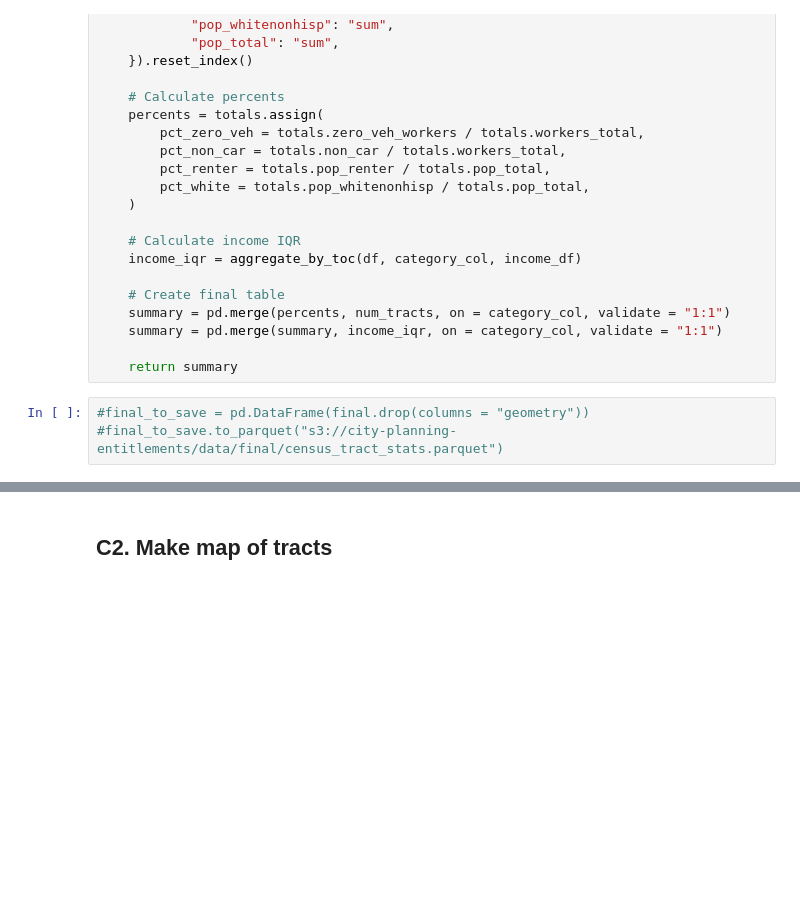
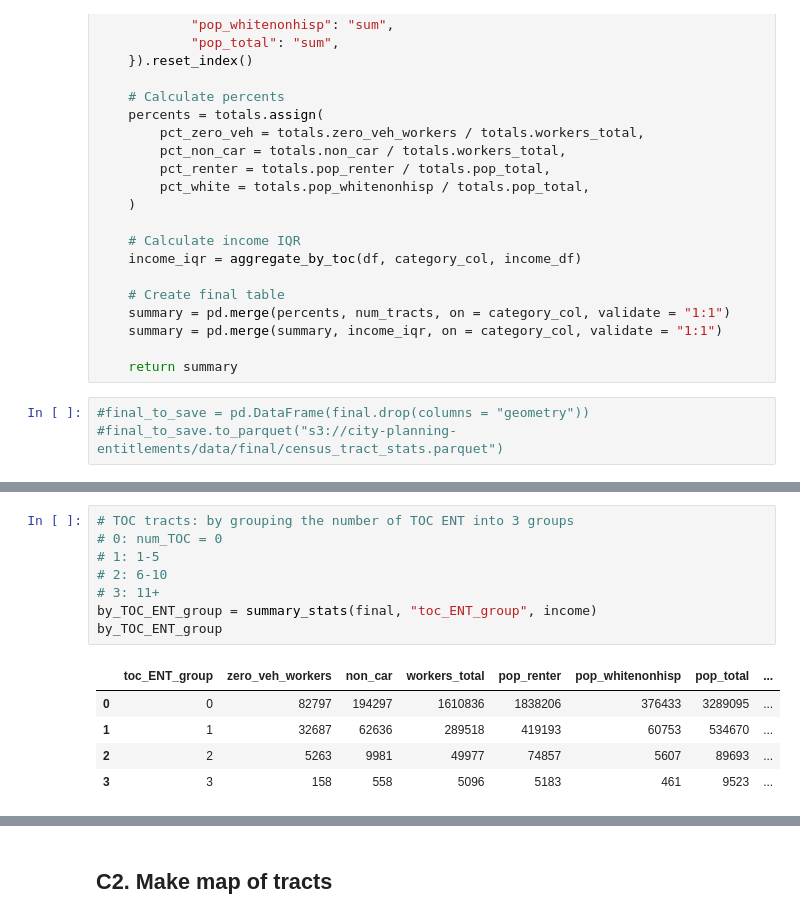
Before and after one commit to CityOfLosAngeles/planning-entitlements, a Jupyter notebook: notebooks/07-toc-census-stats.ipynb, the cells around one changed output, grey strips where cells are left out. Drawn from its saved outputs; the diff is of its cells as text; blank space fills up the shorter version.

```diff
--- a/notebooks/07-toc-census-stats.ipynb
+++ b/notebooks/07-toc-census-stats.ipynb
@@ -417,0 +447,14 @@ by_toc_ENT
+# %%
+# TOC tracts: by grouping the number of TOC ENT into 3 groups
+# 0: num_TOC = 0
+# 1: 1-5
+# 2: 6-10
+# 3: 11+
+by_TOC_ENT_group = summary_stats(final, "toc_ENT_group", income)
+by_TOC_ENT_group
+# %% [output]
+|  | toc_ENT_group | zero_veh_workers | non_car | workers_total | pop_renter | pop_whitenonhisp | pop_total | ... |
+| 0 | 0 | 82797 | 194297 | 1610836 | 1838206 | 376433 | 3289095 | ... |
+| 1 | 1 | 32687 | 62636 | 289518 | 419193 | 60753 | 534670 | ... |
+| 2 | 2 | 5263 | 9981 | 49977 | 74857 | 5607 | 89693 | ... |
+| 3 | 3 | 158 | 558 | 5096 | 5183 | 461 | 9523 | ... |
```
Also changed, not shown: parts of 14 cells of this notebook.
